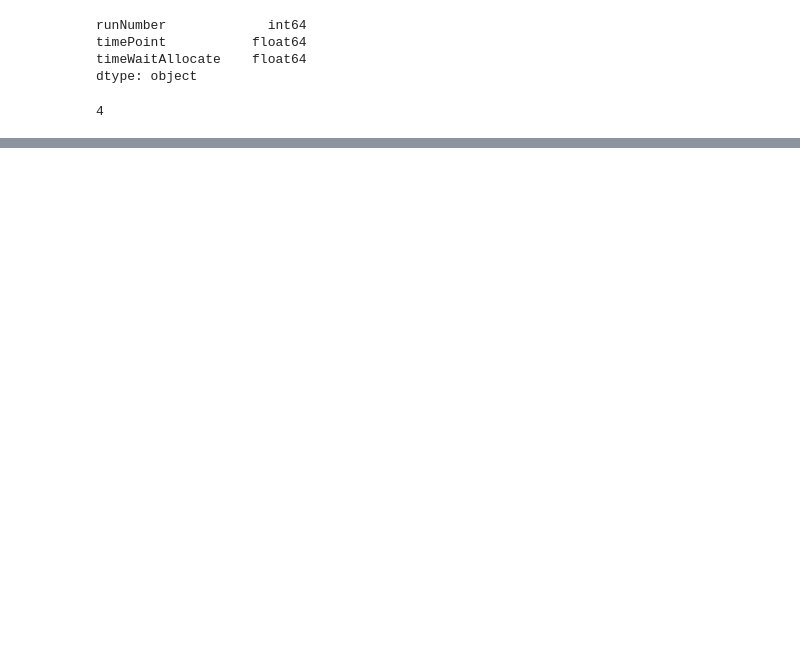
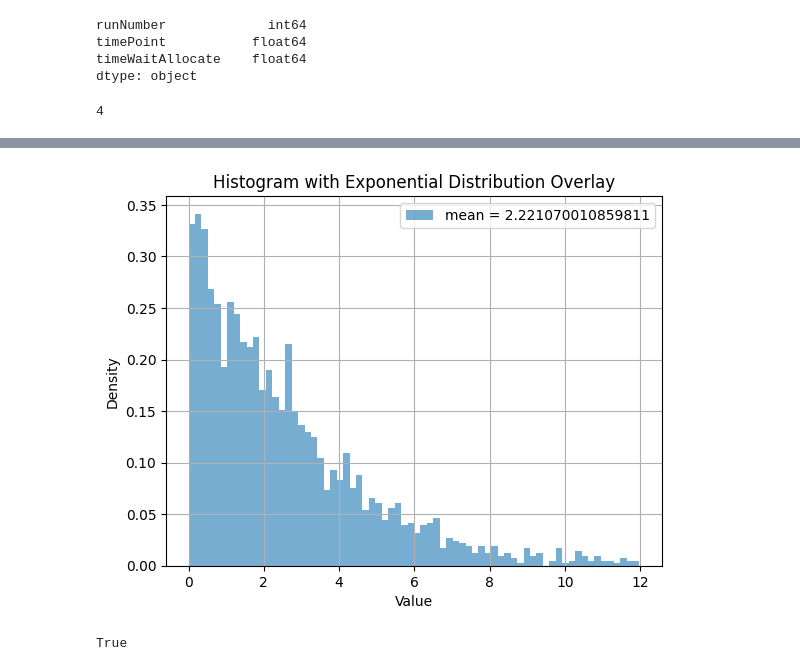
Before and after one commit to SideShowBoBGOT/system_modelling_seventh_semester, a Jupyter notebook: course_work/main.ipynb, the cells around one changed output, grey strips where cells are left out. Saved outputs shown, nothing was run; the diff lists cells and outputs as text; code cells hidden in the pictures; blank space fills up the shorter version.

Commit message:
add chi tests

```diff
--- a/course_work/main.ipynb
+++ b/course_work/main.ipynb
@@ -266,0 +366,30 @@ show_hist(time_wait_allocate_stable_filtered, 'timeWaitAllocate')
+# %%
+from scipy.stats import expon
+
+time_wait_allocate_stable_filtered = time_wait_allocate_stable[time_wait_allocate_stable['timeWaitAllocate'] < 12]
+
+time_wait_allocate_stable_filtered_mean = calculate_mean(
+    time_wait_allocate_stable_filtered['timePoint'],
+    time_wait_allocate_stable_filtered['timeWaitAllocate']
+)
+time_wait_allocate_stable_filtered_std_dev = calculate_std_dev(
+    time_wait_allocate_stable_filtered['timePoint'],
+    time_wait_allocate_stable_filtered['timeWaitAllocate'],
+    time_wait_allocate_stable_filtered_mean
+)
+
+count, bins, _ = plt.hist(
+    time_wait_allocate_stable_filtered['timeWaitAllocate'],
+    bins=70,
+    density=True,
+    alpha=0.6,
+    label=f'mean = {time_wait_allocate_stable_filtered_mean}'
+)
+plt.title('Histogram with Exponential Distribution Overlay')
+plt.xlabel('Value')
+plt.ylabel('Density')
+plt.legend()
+plt.grid(True)
+plt.show()
+# %% [output]
+[figure, added]
@@ -266,0 +424,8 @@ show_hist(time_wait_allocate_stable_filtered, 'timeWaitAllocate')
+# %%
+chi_squared_exponential_test(
+    time_wait_allocate_stable_filtered['timeWaitAllocate'],
+    time_wait_allocate_stable_filtered_mean,
+    0.05
+)
+# %% [output]
+True
```
Also changed, not shown: parts of 16 cells of this notebook, 1 other file.
